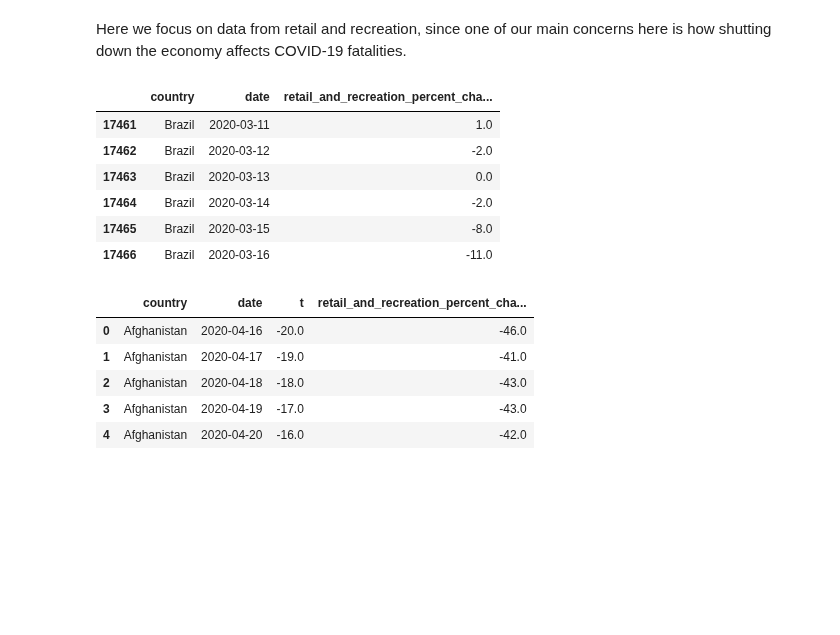
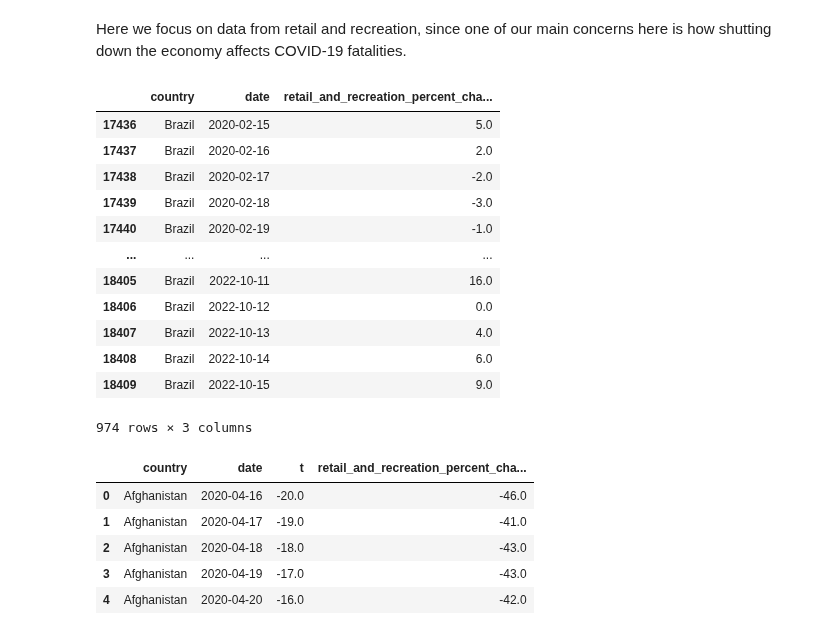
Before and after one commit to luishcr0998/covid19, a Jupyter notebook: Synthetic Interventions - Covid19.ipynb, the cells around one changed output. Saved outputs shown, nothing was run; the diff lists cells and outputs as text; code cells hidden in the pictures; blank space fills up the shorter version.

```diff
--- a/Synthetic Interventions - Covid19.ipynb
+++ b/Synthetic Interventions - Covid19.ipynb
@@ -143,20 +155,26 @@ Here we focus on data from retail and recreation, since one of our main concerns
 # %%
 mobility_df = pd.read_csv("C:\\Users\\luis_\\OneDrive\\Desktop\\LUIS\\PROJETOS\\TIME_SERIES\\Notebooks\\data\\data_global_mobility_report.csv").rename(columns={'country_region': 'country'})
 # restrict only to country wide data
 mobility_df = mobility_df[mobility_df['sub_region_1'].isnull() & \
                           mobility_df['sub_region_2'].isnull() & \
                           mobility_df['metro_area'].isnull()]
 
 mobility_df['date'] = pd.to_datetime(mobility_df['date']) ## Convert the dates into datetime objects
-mobility_df[['country', 'date', 'retail_and_recreation_percent_change_from_baseline']].loc[17461:17466] ## looking at retail and recreation percent change
+mobility_df[mobility_df['country'] == 'Brazil'][['country', 'date', 'retail_and_recreation_percent_change_from_baseline']] ## looking at retail and recreation percent change for Brazil
 # %% [output]
 |  | country | date | retail_and_recreation_percent_cha... |
-| 17461 | Brazil | 2020-03-11 | 1.0 |
-| 17462 | Brazil | 2020-03-12 | -2.0 |
-| 17463 | Brazil | 2020-03-13 | 0.0 |
-| 17464 | Brazil | 2020-03-14 | -2.0 |
-| 17465 | Brazil | 2020-03-15 | -8.0 |
-| 17466 | Brazil | 2020-03-16 | -11.0 |
+| 17436 | Brazil | 2020-02-15 | 5.0 |
+| 17437 | Brazil | 2020-02-16 | 2.0 |
+| 17438 | Brazil | 2020-02-17 | -2.0 |
+| 17439 | Brazil | 2020-02-18 | -3.0 |
+| 17440 | Brazil | 2020-02-19 | -1.0 |
+| ... | ... | ... | ... |
+| 18405 | Brazil | 2022-10-11 | 16.0 |
+| 18406 | Brazil | 2022-10-12 | 0.0 |
+| 18407 | Brazil | 2022-10-13 | 4.0 |
+| 18408 | Brazil | 2022-10-14 | 6.0 |
+| 18409 | Brazil | 2022-10-15 | 9.0 |
+974 rows × 3 columns
 # %%
 # get mobility scores specifically on the dates that are reported in the covid_df when t is between -20 and -1
 mobility_df = pd.merge(mobility_df, covid_df[covid_df['t'] < 0], on=['country', 'date'], how='right')
```
Also changed, not shown: parts of 11 cells of this notebook.
